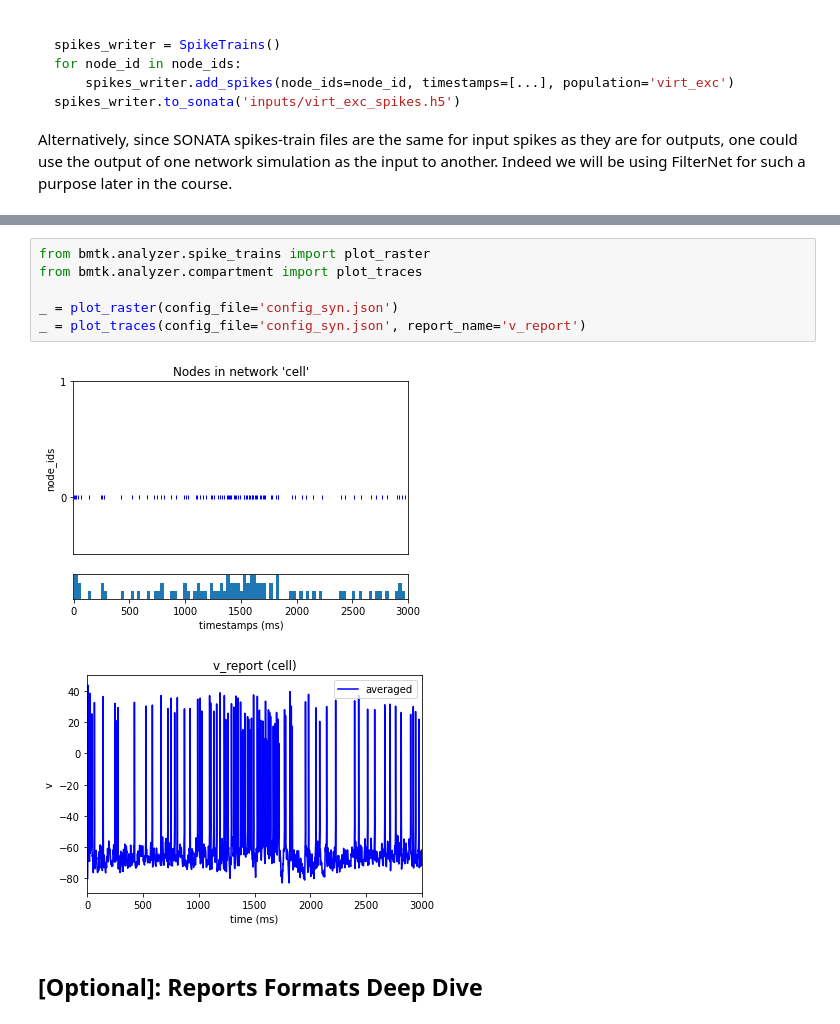
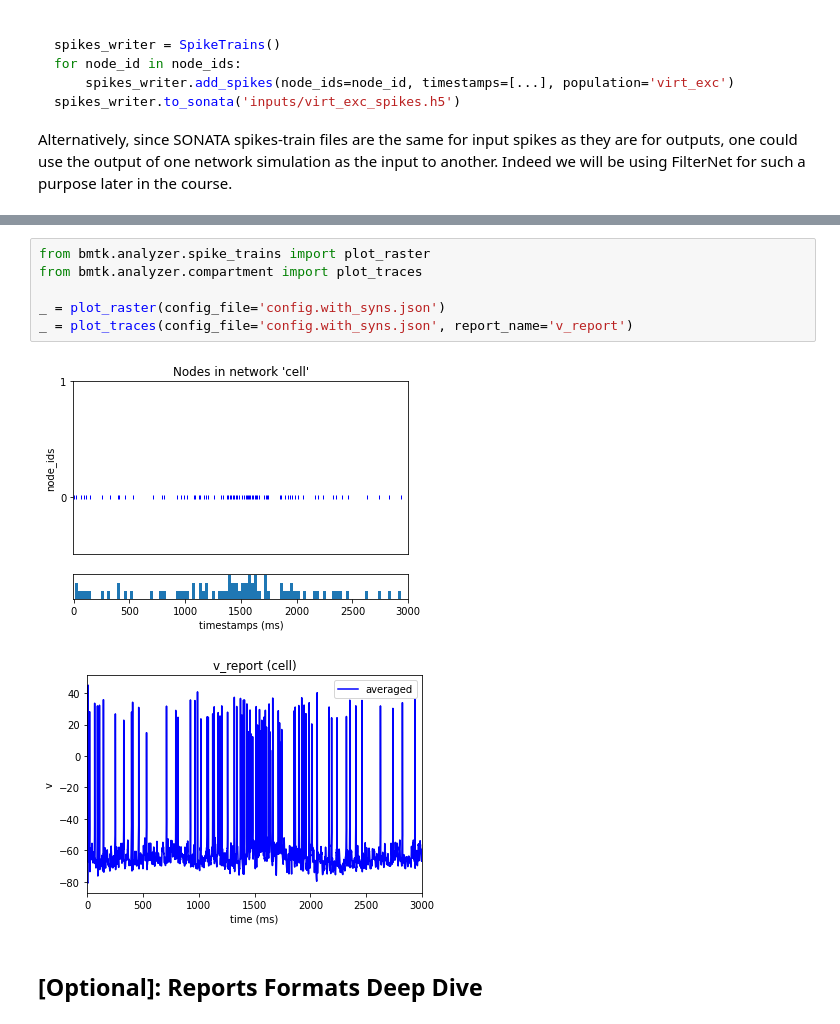
Before and after one commit to AllenInstitute/bmtk_workshop_2022, a Jupyter notebook: Ch2_single_cell/2. Single Cell.ipynb, the cells around one changed output, grey strips where cells are left out. Drawn from its saved outputs; the diff is of its cells as text.

Commit message:
updating Ch2, fixing configs and image formatting

```diff
--- a/Ch2_single_cell/2. Single Cell.ipynb
+++ b/Ch2_single_cell/2. Single Cell.ipynb
@@ -629,12 +712,12 @@ INFO:NEURONIOUtils:Running simulation for 3000.000 ms with the time step 0.100 m
 # %%
 from bmtk.analyzer.spike_trains import plot_raster
 from bmtk.analyzer.compartment import plot_traces
 
-_ = plot_raster(config_file='config_syn.json')
-_ = plot_traces(config_file='config_syn.json', report_name='v_report')
+_ = plot_raster(config_file='config.with_syns.json')
+_ = plot_traces(config_file='config.with_syns.json', report_name='v_report')
 # %% [output]
-[figure, old version]
+[figure, new version]
-[figure, old version]
+[figure, new version]
 # %% [markdown]
 ## [Optional]: Reports Formats Deep Dive
 # %% [markdown]
```
Also changed, not shown: parts of 29 cells of this notebook, 25 other files.
